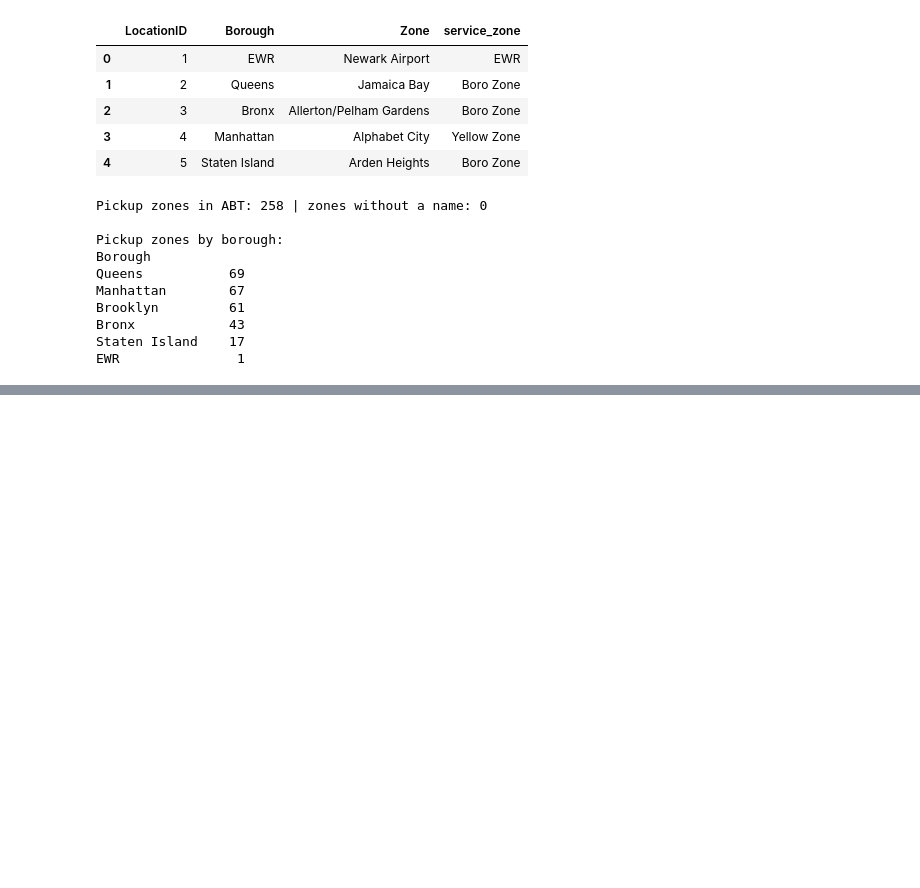
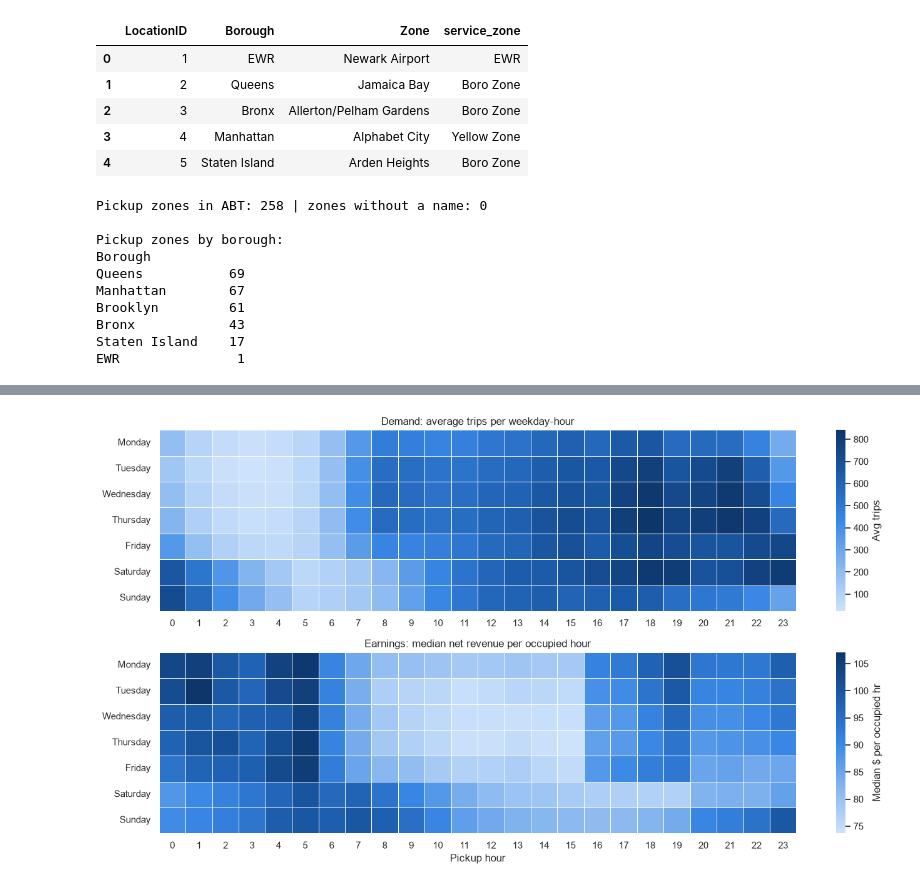
Before and after one commit to VicenteAlfonsoB/nyc-taxi-fleet-optimization, a Jupyter notebook: notebooks/02_fleet_optimization.ipynb, the cells around one changed output, grey strips where cells are left out. Drawn from its saved outputs; the diff is of its cells as text; code cells hidden in the pictures; blank space fills up the shorter version.

```diff
--- a/notebooks/02_fleet_optimization.ipynb
+++ b/notebooks/02_fleet_optimization.ipynb
@@ -199,0 +279,22 @@ EWR               1
+# %%
+days_per_weekday = eda.groupby("day_of_week", observed=True)["pickup_date"].nunique()
+
+demand_grid = (eda.pivot_table(index="day_of_week", columns="pickup_hour",
+                               values="net_revenue", aggfunc="size", observed=True)
+                  .div(days_per_weekday, axis=0))          # average trips per weekday-hour
+earnings_grid = eda.pivot_table(index="day_of_week", columns="pickup_hour",
+                                values="net_revenue_per_hour", aggfunc="median", observed=True)
+
+fig, axes = plt.subplots(2, 1, figsize=(14, 7.5))
+sns.heatmap(demand_grid, cmap=SEQ_BLUE, ax=axes[0], linewidths=0.5, linecolor="white",
+            cbar_kws={"label": "Avg trips"})
+axes[0].set(title="Demand: average trips per weekday-hour", xlabel="", ylabel="")
+sns.heatmap(earnings_grid, cmap=SEQ_BLUE, ax=axes[1], linewidths=0.5, linecolor="white",
+            cbar_kws={"label": "Median $ per occupied hr"})
+axes[1].set(title="Earnings: median net revenue per occupied hour", xlabel="Pickup hour", ylabel="")
+
+fig.tight_layout()
+save_fig(fig, "eda_day_hour_heatmaps")
+plt.show()
+# %% [output]
+[figure, added]
```
Also changed, not shown: parts of 5 cells of this notebook, 3 other files.
